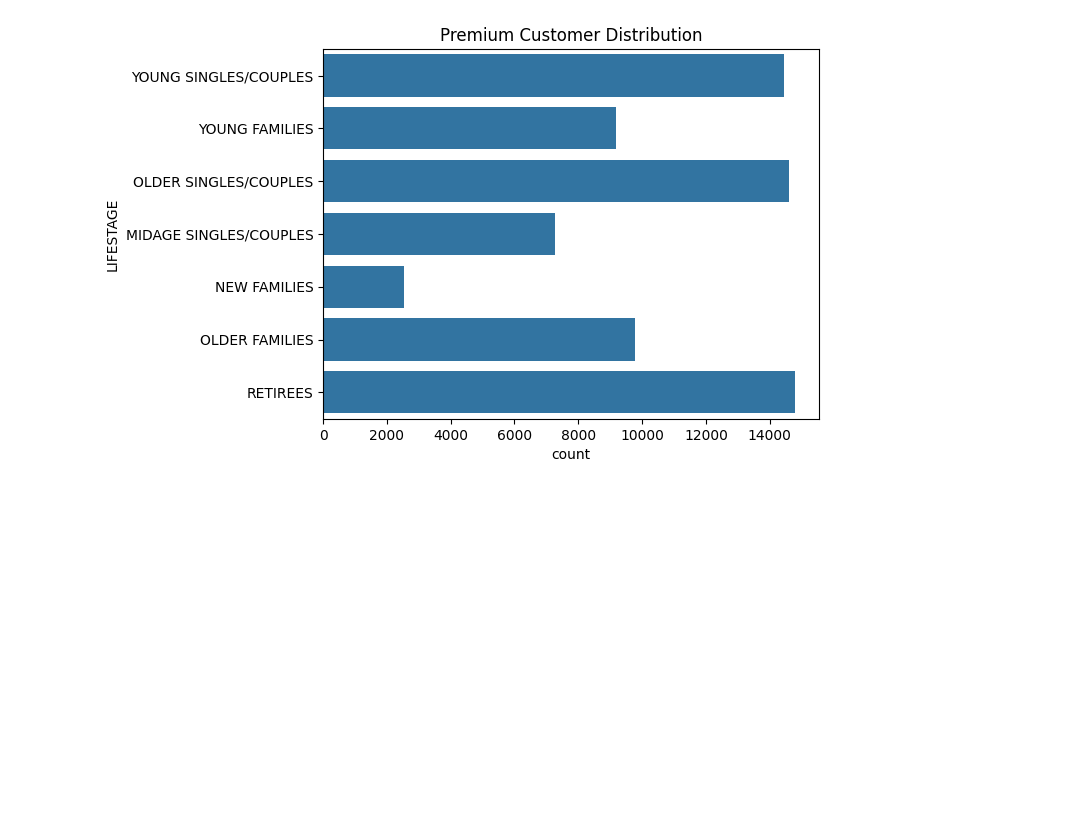
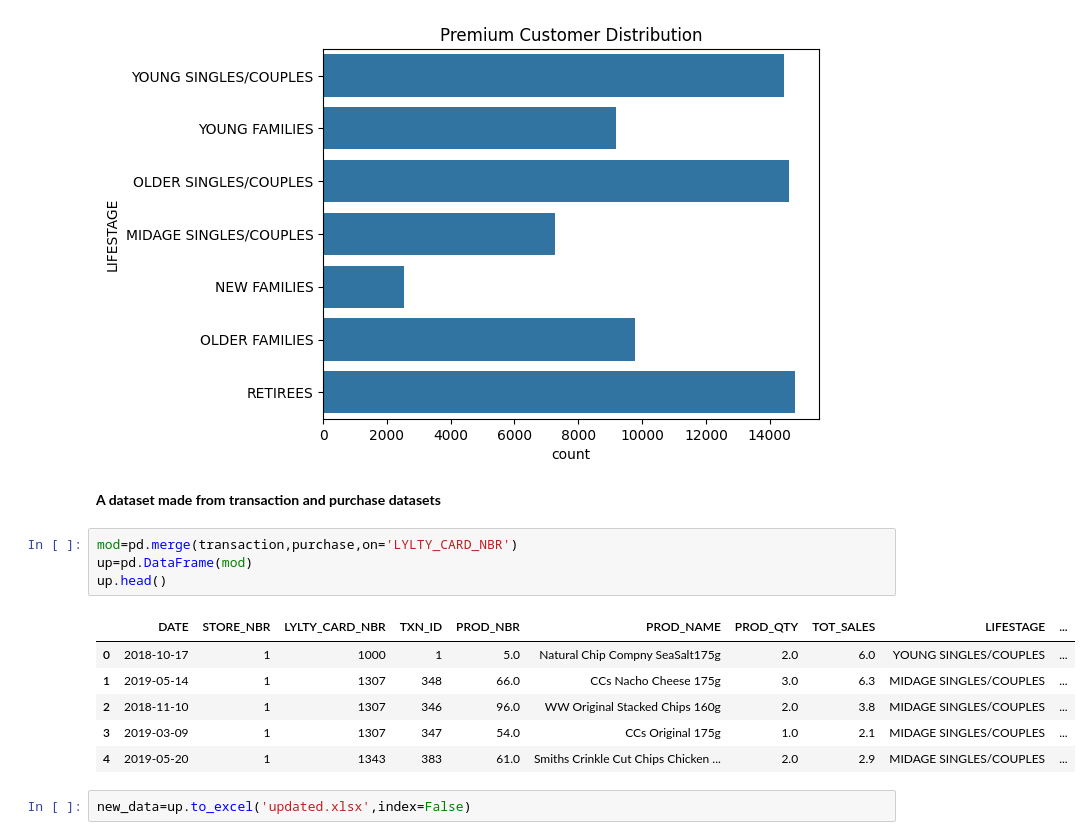
Before and after one commit to ankitg-02/customer-purchase-and-transactional-behavoiur-analysis, a Jupyter notebook: CPTBA_1.ipynb, the cells around one changed output. Drawn from its saved outputs; the diff is of its cells as text; blank space fills up the shorter version.

```diff
--- a/CPTBA_1.ipynb
+++ b/CPTBA_1.ipynb
@@ -281,3 +281,18 @@ plt.title("Premium Customer Distribution")
 plt.show()
 # %% [output]
 [figure]
+# %% [markdown]
+**A dataset made from transaction and purchase datasets**
+# %%
+mod=pd.merge(transaction,purchase,on='LYLTY_CARD_NBR')
+up=pd.DataFrame(mod)
+up.head()
+# %% [output]
+|  | DATE | STORE_NBR | LYLTY_CARD_NBR | TXN_ID | PROD_NBR | PROD_NAME | PROD_QTY | TOT_SALES | LIFESTAGE | ... |
+| 0 | 2018-10-17 | 1 | 1000 | 1 | 5.0 | Natural Chip Compny SeaSalt175g | 2.0 | 6.0 | YOUNG SINGLES/COUPLES | ... |
+| 1 | 2019-05-14 | 1 | 1307 | 348 | 66.0 | CCs Nacho Cheese 175g | 3.0 | 6.3 | MIDAGE SINGLES/COUPLES | ... |
+| 2 | 2018-11-10 | 1 | 1307 | 346 | 96.0 | WW Original Stacked Chips 160g | 2.0 | 3.8 | MIDAGE SINGLES/COUPLES | ... |
+| 3 | 2019-03-09 | 1 | 1307 | 347 | 54.0 | CCs Original 175g | 1.0 | 2.1 | MIDAGE SINGLES/COUPLES | ... |
+| 4 | 2019-05-20 | 1 | 1343 | 383 | 61.0 | Smiths Crinkle Cut Chips Chicken ... | 2.0 | 2.9 | MIDAGE SINGLES/COUPLES | ... |
+# %%
+new_data=up.to_excel('updated.xlsx',index=False)
```
Also changed, not shown: parts of 14 cells of this notebook.
